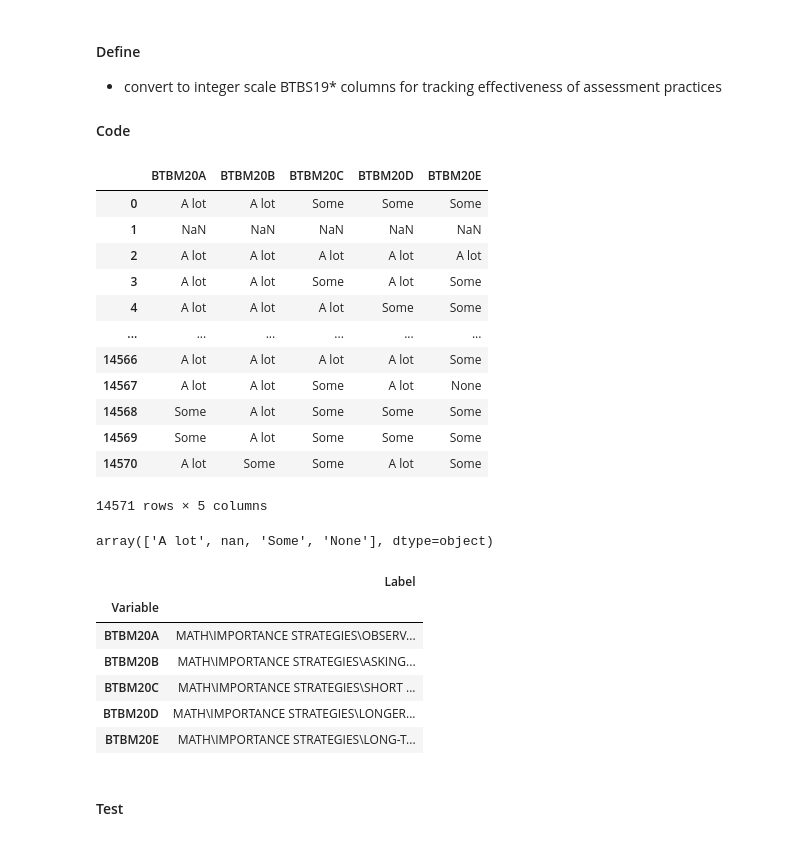
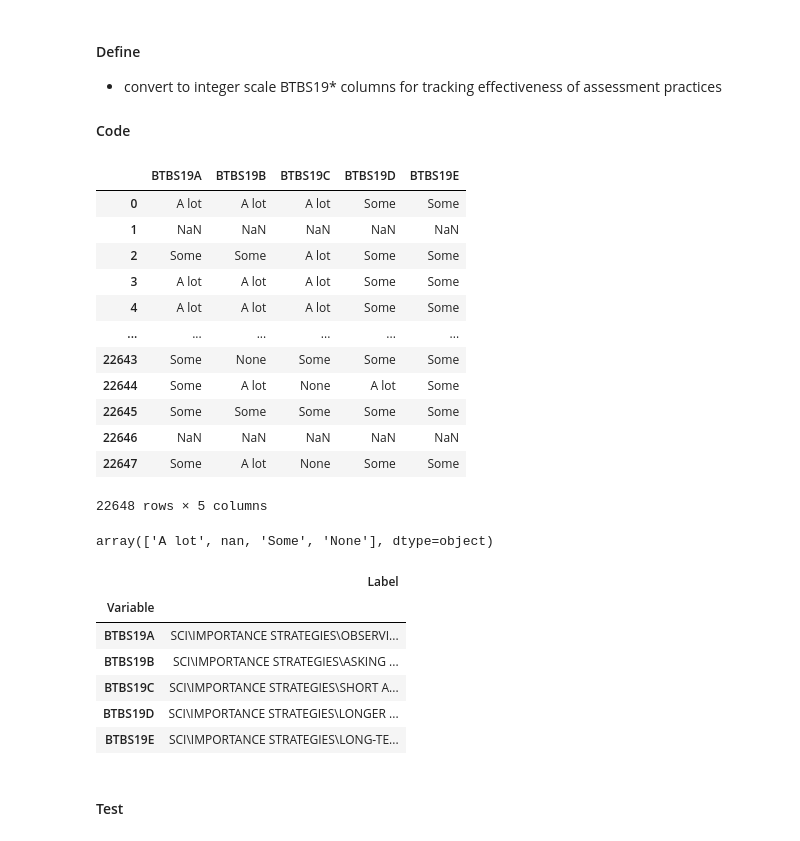
Before and after one commit to sjhaluck/TIMSS-Data-Science, a Jupyter notebook: TIMSS Exploration.ipynb, the cells around one changed output. Cells and saved outputs as stored; diff of their text form; code cells hidden in the pictures.

```diff
--- a/TIMSS Exploration.ipynb
+++ b/TIMSS Exploration.ipynb
@@ -3202,19 +3191,19 @@ sci_teach.loc[:,[col for col in sci_teach.columns if 'hw_' in col]].head()
 * convert to integer scale BTBS19* columns for tracking effectiveness of assessment practices
 #### Code
 # %%
-math_teach.loc[:,[col for col in math_teach.columns if 'BTBS19' in col]]
+sci_teach.loc[:,[col for col in sci_teach.columns if 'BTBS19' in col]]
 # %% [output]
-|  | BTBM20A | BTBM20B | BTBM20C | BTBM20D | BTBM20E |
-| 0 | A lot | A lot | Some | Some | Some |
+|  | BTBS19A | BTBS19B | BTBS19C | BTBS19D | BTBS19E |
+| 0 | A lot | A lot | A lot | Some | Some |
 | 1 | NaN | NaN | NaN | NaN | NaN |
-| 2 | A lot | A lot | A lot | A lot | A lot |
-| 3 | A lot | A lot | Some | A lot | Some |
+| 2 | Some | Some | A lot | Some | Some |
+| 3 | A lot | A lot | A lot | Some | Some |
 | 4 | A lot | A lot | A lot | Some | Some |
 | ... | ... | ... | ... | ... | ... |
-| 14566 | A lot | A lot | A lot | A lot | Some |
-| 14567 | A lot | A lot | Some | A lot | None |
-| 14568 | Some | A lot | Some | Some | Some |
-| 14569 | Some | A lot | Some | Some | Some |
-| 14570 | A lot | Some | Some | A lot | Some |
+| 22643 | Some | None | Some | Some | Some |
+| 22644 | Some | A lot | None | A lot | Some |
+| 22645 | Some | Some | Some | Some | Some |
+| 22646 | NaN | NaN | NaN | NaN | NaN |
+| 22647 | Some | A lot | None | Some | Some |
-14571 rows × 5 columns
+22648 rows × 5 columns
 # %%
@@ -3222,15 +3211,15 @@ math_teach['BTBS19A'].unique()
 # %% [output]
 array(['A lot', nan, 'Some', 'None'], dtype=object)
 # %%
-math_teach_codes.loc[[col for col in math_teach.columns if 'BTBS19' in col]]
+sci_teach_codes.loc[[col for col in sci_teach.columns if 'BTBS19' in col]]
 # %% [output]
 |  | Label |
 | Variable |  |
-| BTBM20A | MATH\IMPORTANCE STRATEGIES\OBSERV... |
-| BTBM20B | MATH\IMPORTANCE STRATEGIES\ASKING... |
-| BTBM20C | MATH\IMPORTANCE STRATEGIES\SHORT ... |
-| BTBM20D | MATH\IMPORTANCE STRATEGIES\LONGER... |
-| BTBM20E | MATH\IMPORTANCE STRATEGIES\LONG-T... |
+| BTBS19A | SCI\IMPORTANCE STRATEGIES\OBSERVI... |
+| BTBS19B | SCI\IMPORTANCE STRATEGIES\ASKING ... |
+| BTBS19C | SCI\IMPORTANCE STRATEGIES\SHORT A... |
+| BTBS19D | SCI\IMPORTANCE STRATEGIES\LONGER ... |
+| BTBS19E | SCI\IMPORTANCE STRATEGIES\LONG-TE... |
 # %%
 teach_assess_map = {'BTBS19A':'assess_observe',
                  'BTBS19B':'assess_ask',
```
Also changed, not shown: parts of 58 cells of this notebook.
